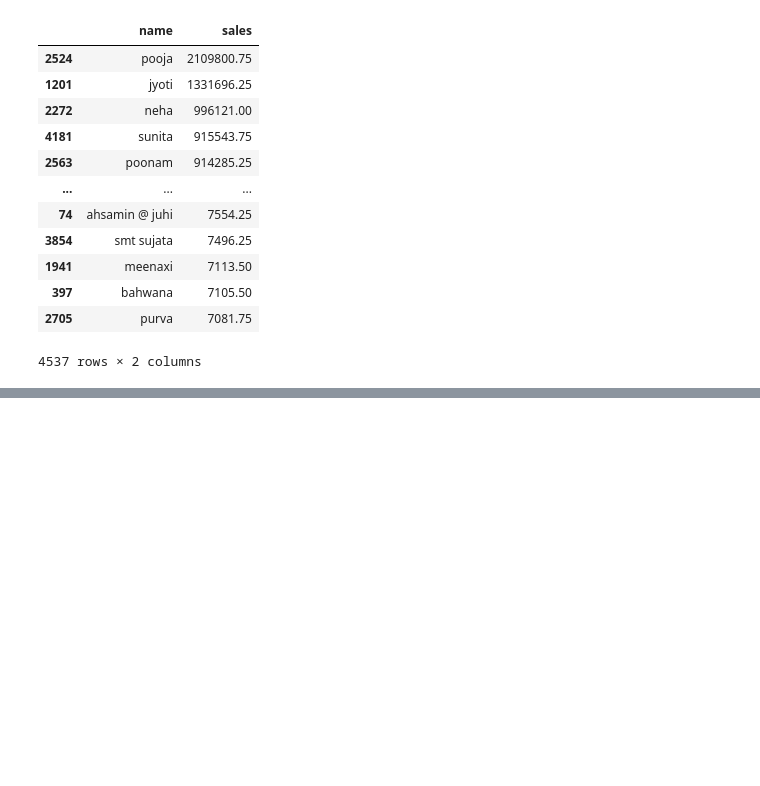
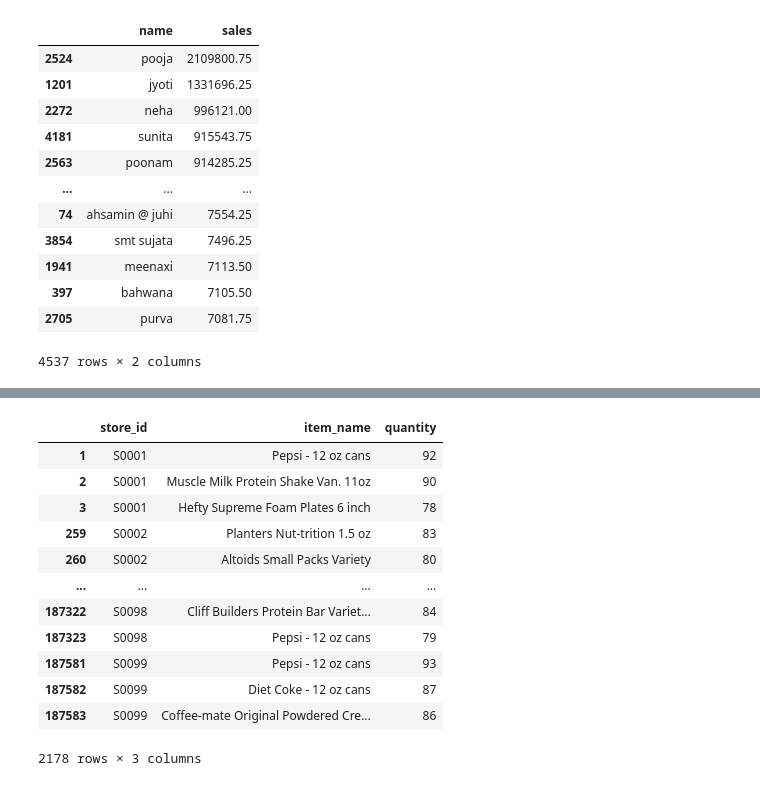
Before and after one commit to esrdlab-vinternship/HDA-Buet-vtraining-23, a Jupyter notebook: notebook/analytics/Olap.ipynb, the cells around one changed output, grey strips where cells are left out. Saved outputs shown, nothing was run; the diff lists cells and outputs as text; code cells hidden in the pictures; blank space fills up the shorter version.

```diff
--- a/notebook/analytics/Olap.ipynb
+++ b/notebook/analytics/Olap.ipynb
@@ -445,0 +689,12 @@ customerSort
+# %%
+con = PostgresConnection().getConnection()
+cur = con.cursor()
+select_stmt = "SELECT s.store_key, it.item_name ,SUM(t.quantity) " \
+              "FROM ecomdb_star_schema.fact_table t " \
+              "JOIN ecomdb_star_schema.store_dim s on s.store_key=t.store_key "\
+            "JOIN ecomdb_star_schema.item_dim it on it.item_key=t.item_key "\
+                "GROUP BY CUBE(s.store_key, it.item_name) " \
+                "ORDER BY s.store_key, SUM(t.quantity) desc"
+cur.execute(select_stmt)
+records = cur.fetchall()
+records
@@ -445,0 +720,20 @@ customerSort
+# %%
+df_q1 = pd.DataFrame(records, columns=['store_id', 'item_name', 'quantity'])
+df_q1=df_q1.dropna()
+#per one store top 3 are taking
+df_q1=df_q1.groupby('store_id').head(3)
+df_q1
+# %% [output]
+|  | store_id | item_name | quantity |
+| 1 | S0001 | Pepsi - 12 oz cans | 92 |
+| 2 | S0001 | Muscle Milk Protein Shake Van. 11oz | 90 |
+| 3 | S0001 | Hefty Supreme Foam Plates 6 inch | 78 |
+| 259 | S0002 | Planters Nut-trition 1.5 oz | 83 |
+| 260 | S0002 | Altoids Small Packs Variety | 80 |
+| ... | ... | ... | ... |
+| 187322 | S0098 | Cliff Builders Protein Bar Variet... | 84 |
+| 187323 | S0098 | Pepsi - 12 oz cans | 79 |
+| 187581 | S0099 | Pepsi - 12 oz cans | 93 |
+| 187582 | S0099 | Diet Coke - 12 oz cans | 87 |
+| 187583 | S0099 | Coffee-mate Original Powdered Cre... | 86 |
+2178 rows × 3 columns
```
Also changed, not shown: parts of 34 cells of this notebook.
